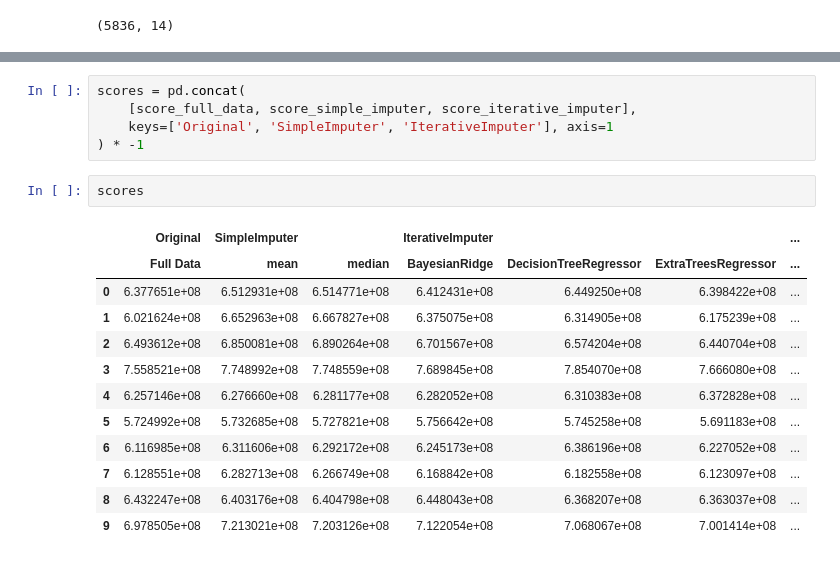
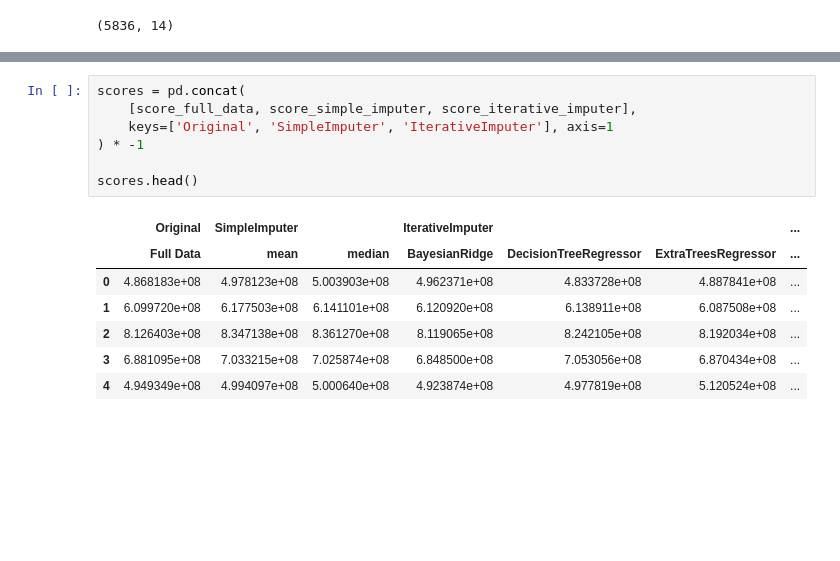
Before and after one commit to noproblem-james/data_imputation, a Jupyter notebook: notebooks/imputation_experimentation.ipynb, the cells around one changed output, grey strips where cells are left out. Drawn from its saved outputs; the diff is of its cells as text; blank space fills up the shorter version.

```diff
--- a/notebooks/imputation_experimentation.ipynb
+++ b/notebooks/imputation_experimentation.ipynb
@@ -342,22 +350,17 @@ for impute_estimator in estimators:
 # %%
 scores = pd.concat(
     [score_full_data, score_simple_imputer, score_iterative_imputer],
     keys=['Original', 'SimpleImputer', 'IterativeImputer'], axis=1
 ) * -1
+
+scores.head()
+# %% [output]
+|  | Original | SimpleImputer |  | IterativeImputer |  |  | ... |
+|  | Full Data | mean | median | BayesianRidge | DecisionTreeRegressor | ExtraTreesRegressor | ... |
+| 0 | 4.868183e+08 | 4.978123e+08 | 5.003903e+08 | 4.962371e+08 | 4.833728e+08 | 4.887841e+08 | ... |
+| 1 | 6.099720e+08 | 6.177503e+08 | 6.141101e+08 | 6.120920e+08 | 6.138911e+08 | 6.087508e+08 | ... |
+| 2 | 8.126403e+08 | 8.347138e+08 | 8.361270e+08 | 8.119065e+08 | 8.242105e+08 | 8.192034e+08 | ... |
+| 3 | 6.881095e+08 | 7.033215e+08 | 7.025874e+08 | 6.848500e+08 | 7.053056e+08 | 6.870434e+08 | ... |
+| 4 | 4.949349e+08 | 4.994097e+08 | 5.000640e+08 | 4.923874e+08 | 4.977819e+08 | 5.120524e+08 | ... |
-# %%
-scores
-# %% [output]
-|  | Original | SimpleImputer |  | IterativeImputer |  |  | ... |
-|  | Full Data | mean | median | BayesianRidge | DecisionTreeRegressor | ExtraTreesRegressor | ... |
-| 0 | 6.377651e+08 | 6.512931e+08 | 6.514771e+08 | 6.412431e+08 | 6.449250e+08 | 6.398422e+08 | ... |
-| 1 | 6.021624e+08 | 6.652963e+08 | 6.667827e+08 | 6.375075e+08 | 6.314905e+08 | 6.175239e+08 | ... |
-| 2 | 6.493612e+08 | 6.850081e+08 | 6.890264e+08 | 6.701567e+08 | 6.574204e+08 | 6.440704e+08 | ... |
-| 3 | 7.558521e+08 | 7.748992e+08 | 7.748559e+08 | 7.689845e+08 | 7.854070e+08 | 7.666080e+08 | ... |
-| 4 | 6.257146e+08 | 6.276660e+08 | 6.281177e+08 | 6.282052e+08 | 6.310383e+08 | 6.372828e+08 | ... |
-| 5 | 5.724992e+08 | 5.732685e+08 | 5.727821e+08 | 5.756642e+08 | 5.745258e+08 | 5.691183e+08 | ... |
-| 6 | 6.116985e+08 | 6.311606e+08 | 6.292172e+08 | 6.245173e+08 | 6.386196e+08 | 6.227052e+08 | ... |
-| 7 | 6.128551e+08 | 6.282713e+08 | 6.266749e+08 | 6.168842e+08 | 6.182558e+08 | 6.123097e+08 | ... |
-| 8 | 6.432247e+08 | 6.403176e+08 | 6.404798e+08 | 6.448043e+08 | 6.368207e+08 | 6.363037e+08 | ... |
-| 9 | 6.978505e+08 | 7.213021e+08 | 7.203126e+08 | 7.122054e+08 | 7.068067e+08 | 7.001414e+08 | ... |
 # %%
 fig, ax = plt.subplots(figsize=(14, 6))
```
Also changed, not shown: parts of 7 cells of this notebook, 4 other files.
